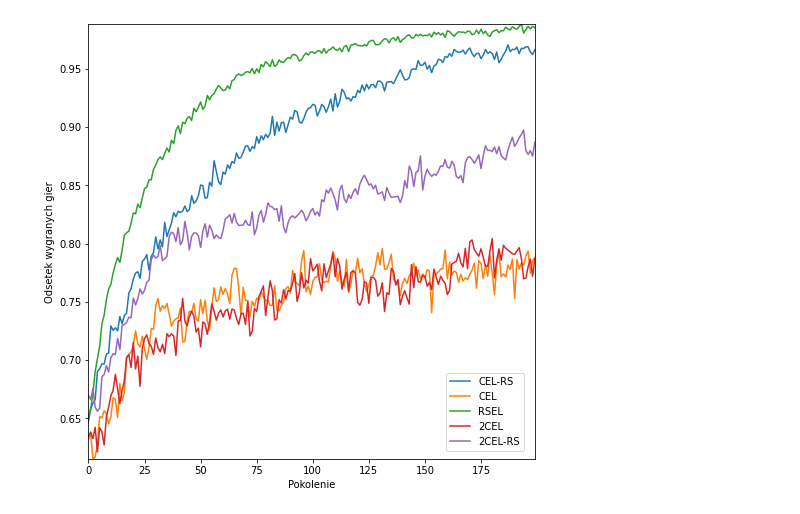
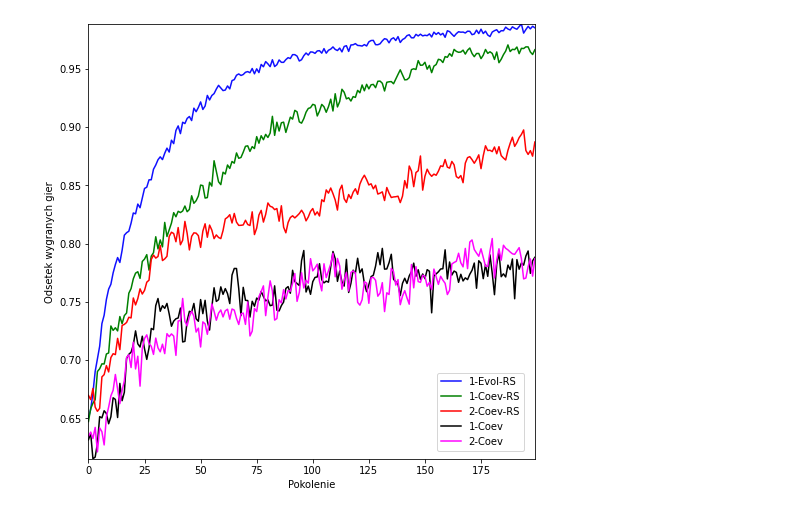
Before and after one commit to mumot1999/inf5, a Jupyter notebook: kck/lab1/lab1.ipynb, the cells around one changed output. Drawn from its saved outputs; the diff is of its cells as text; code cells hidden in the pictures.

Commit message:
sort lagend, change colors, create git ignore

```diff
--- a/kck/lab1/lab1.ipynb
+++ b/kck/lab1/lab1.ipynb
@@ -11,28 +11,30 @@ import matplotlib as mpl
 mpl.rcParams['figure.figsize'] = (8, 8)
 # %%
 class File:
-    def __init__(self, file_name, name):
+    def __init__(self, file_name, name, color=None):
+        self.color = color
         self.name = name
         self.file_name = file_name
         self.data = pd.read_csv(file_name)
 
 # Load data
 data = (
-    File('pliki/cel-rs.csv', 'CEL-RS'),
-    File('pliki/cel.csv', 'CEL'),
-    File('pliki/rsel.csv', 'RSEL'),
-    File('pliki/2cel.csv', '2CEL'),
-    File('pliki/2cel-rs.csv', '2CEL-RS'),
+    File('pliki/rsel.csv', '1-Evol-RS', '#1010ff'),
+    File('pliki/cel-rs.csv', '1-Coev-RS', '#008000'),
+    File('pliki/2cel-rs.csv', '2-Coev-RS', '#ff0202'),
+    File('pliki/cel.csv', '1-Coev', 'black'),
+    File('pliki/2cel.csv', '2-Coev', '#ff04ff'),
 )
 # %%
 for datum in data:
     to_plot = datum.data.filter(regex=("run\-.*")).mean(axis=1)
-    plt.plot(to_plot.index, to_plot.values, label=datum.name)
+    plt.plot(to_plot.index, to_plot.values, label=datum.name, color=datum.color)
 
 plt.xlabel("Pokolenie")
 plt.ylabel("Odsetek wygranych gier")
 plt.margins(0)
 plt.figlegend(loc='lower right', bbox_to_anchor=(0.89, 0.13))
+
 plt.savefig('zad1.pdf', dpi=1)
 # %% [output]
-[figure, old version]
+[figure, new version]
```
Also changed, not shown: 1 other file.
